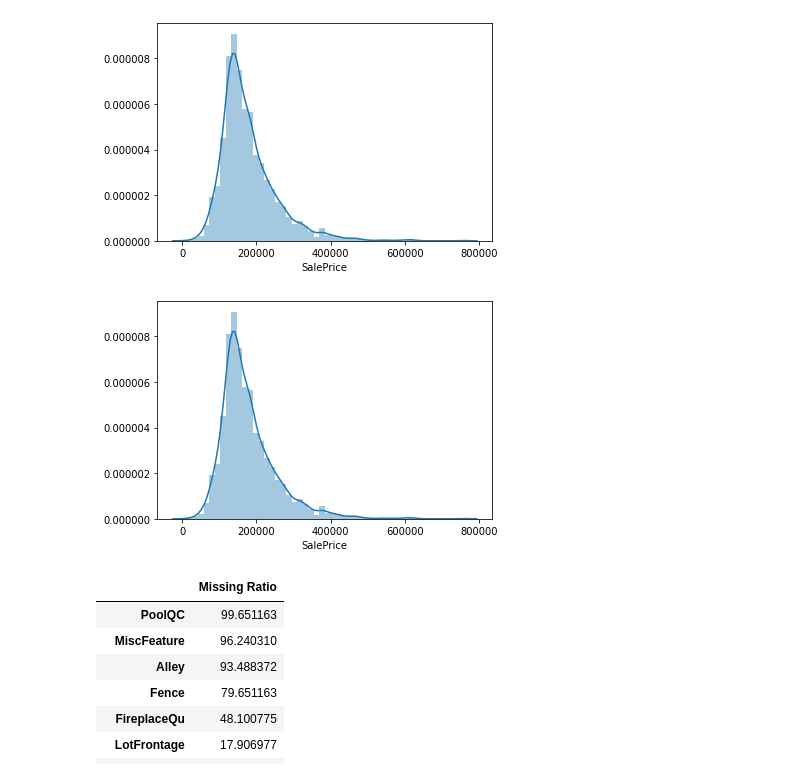
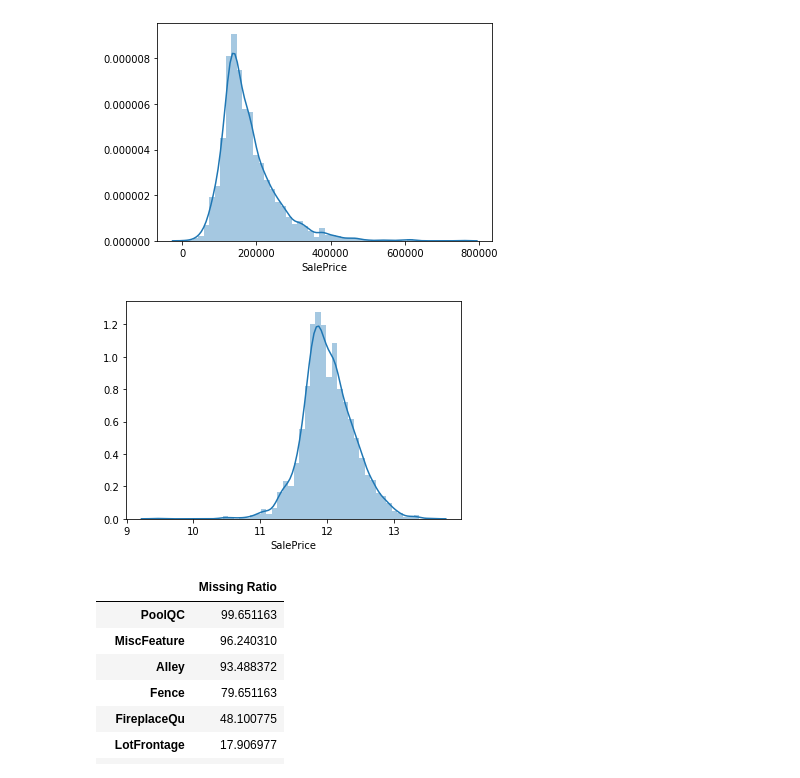
Before and after one commit to randypantinople/machineLearningTeamProject, a Jupyter notebook: Ames ML Project(Team).ipynb, the cells around one changed output. Drawn from its saved outputs; the diff is of its cells as text; code cells hidden in the pictures.

```diff
--- a/Ames ML Project(Team).ipynb
+++ b/Ames ML Project(Team).ipynb
@@ -23,9 +25,9 @@ sns.distplot(housing['SalePrice'])
 [figure]
 # %%
 
-sns.distplot(housing['SalePrice']);
+sns.distplot(np.log(housing['SalePrice']));
 # %% [output]
-[figure, old version]
+[figure, new version]
 # %%
 all_na = (housing.isnull().sum() / len(housing)) * 100
 all_na = all_na.drop(all_na[all_na == 0].index).sort_values(ascending=False)[:30]
```
Also changed, not shown: parts of 47 cells of this notebook.
